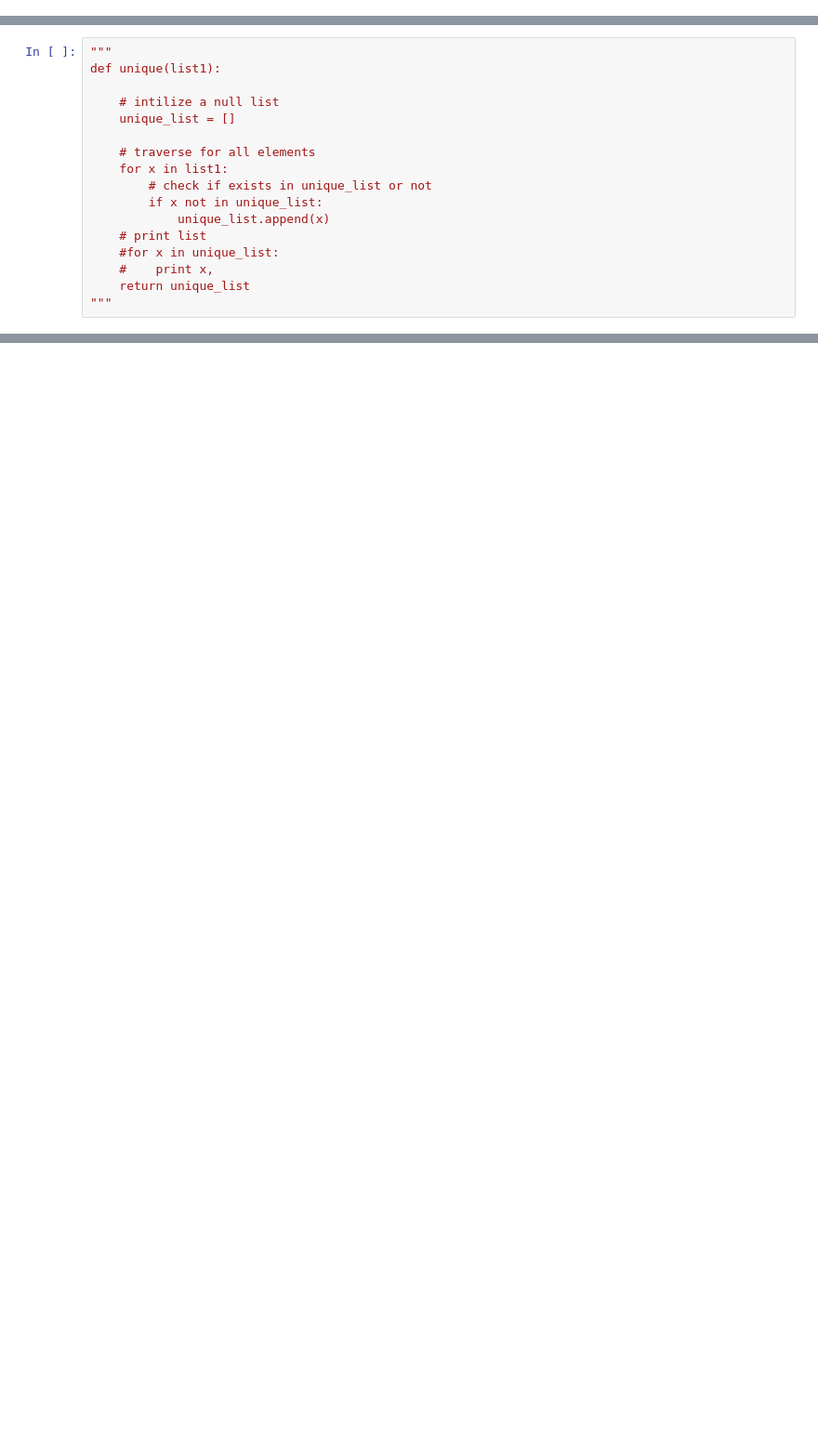
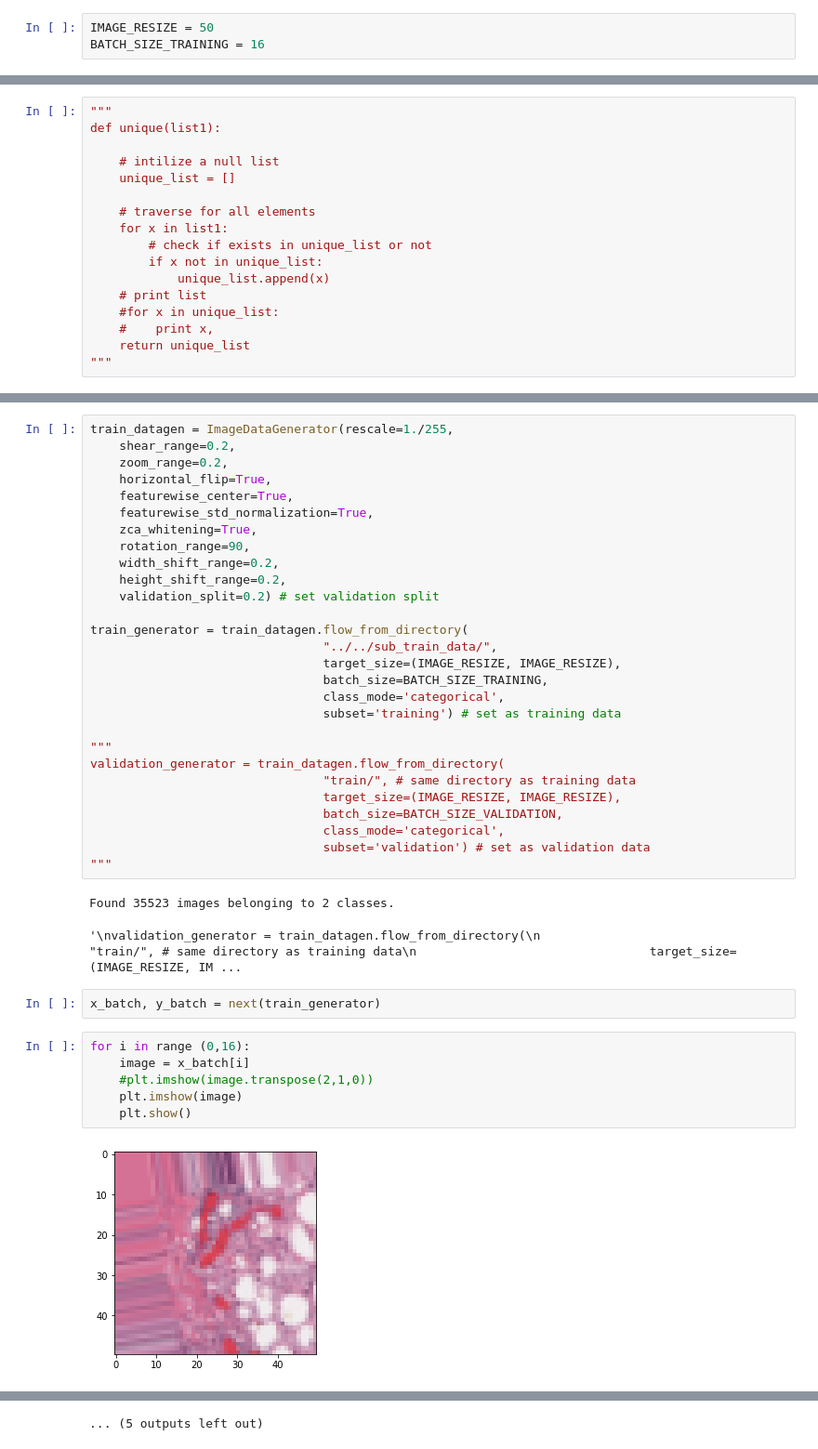
Before and after one commit to KIBASSA/saas_cancers, a Jupyter notebook: ia/notebooks/Machine Learning.ipynb, the cells around one changed output, grey strips where cells are left out. Shown at 93% size. Saved outputs shown, nothing was run; the diff lists cells and outputs as text; blank space fills up the shorter version.

Commit message:
add ability to lead data by ImageDataGenerator

```diff
--- a/ia/notebooks/Machine Learning.ipynb
+++ b/ia/notebooks/Machine Learning.ipynb
@@ -34,6 +41,9 @@ from keras.layers import Dense, Dropout, Activation, Flatten, BatchNormalization
 pip install --upgrade tensorflow
 # %%
 pip install tensorflow==2.0
+# %%
+IMAGE_RESIZE = 50
+BATCH_SIZE_TRAINING = 16
 # %% [markdown]
 ### Organiser les images
 # %% [markdown]
@@ -76,0 +161,41 @@ def unique(list1):
+# %%
+train_datagen = ImageDataGenerator(rescale=1./255,
+    shear_range=0.2,
+    zoom_range=0.2,
+    horizontal_flip=True,
+    featurewise_center=True,
+    featurewise_std_normalization=True,
+    zca_whitening=True,
+    rotation_range=90,
+    width_shift_range=0.2,
+    height_shift_range=0.2,
+    validation_split=0.2) # set validation split
+
+train_generator = train_datagen.flow_from_directory(
+                                "../../sub_train_data/",
+                                target_size=(IMAGE_RESIZE, IMAGE_RESIZE),
+                                batch_size=BATCH_SIZE_TRAINING,
+                                class_mode='categorical',
+                                subset='training') # set as training data
+
+"""
+validation_generator = train_datagen.flow_from_directory(
+                                "train/", # same directory as training data
+                                target_size=(IMAGE_RESIZE, IMAGE_RESIZE),
+                                batch_size=BATCH_SIZE_VALIDATION,
+                                class_mode='categorical',
+                                subset='validation') # set as validation data
+"""
+# %% [output]
+Found 35523 images belonging to 2 classes.
+'\nvalidation_generator = train_datagen.flow_from_directory(\n                                "train/", # same directory as training data\n                                target_size=(IMAGE_RESIZE, IM ...
+# %%
+x_batch, y_batch = next(train_generator)
+# %%
+for i in range (0,16):
+    image = x_batch[i]
+    #plt.imshow(image.transpose(2,1,0))
+    plt.imshow(image)
+    plt.show()
+# %% [output]
+[figure, added]
@@ -76,0 +213 @@ def unique(list1):
+... (5 outputs left out)
```
Also changed, not shown: parts of 25 cells of this notebook, 1 other file.
